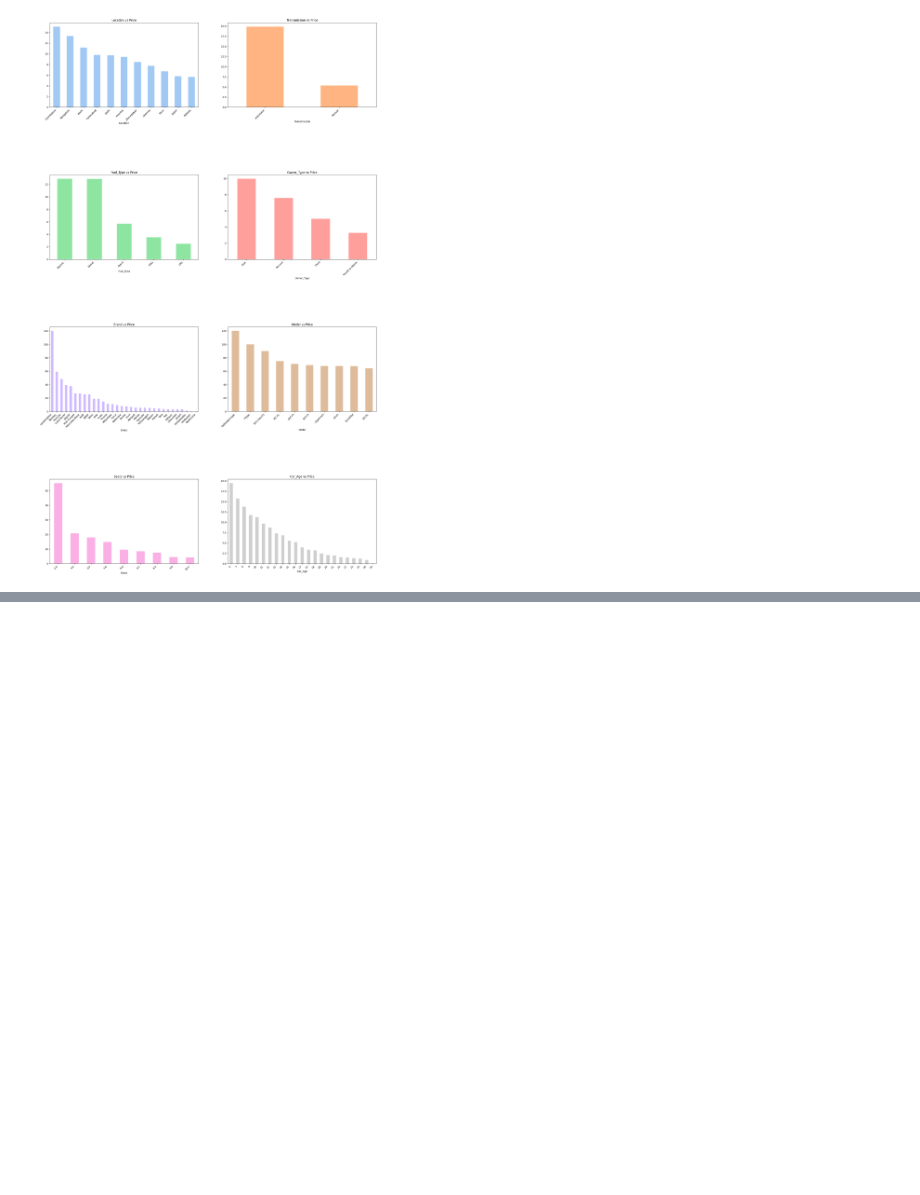
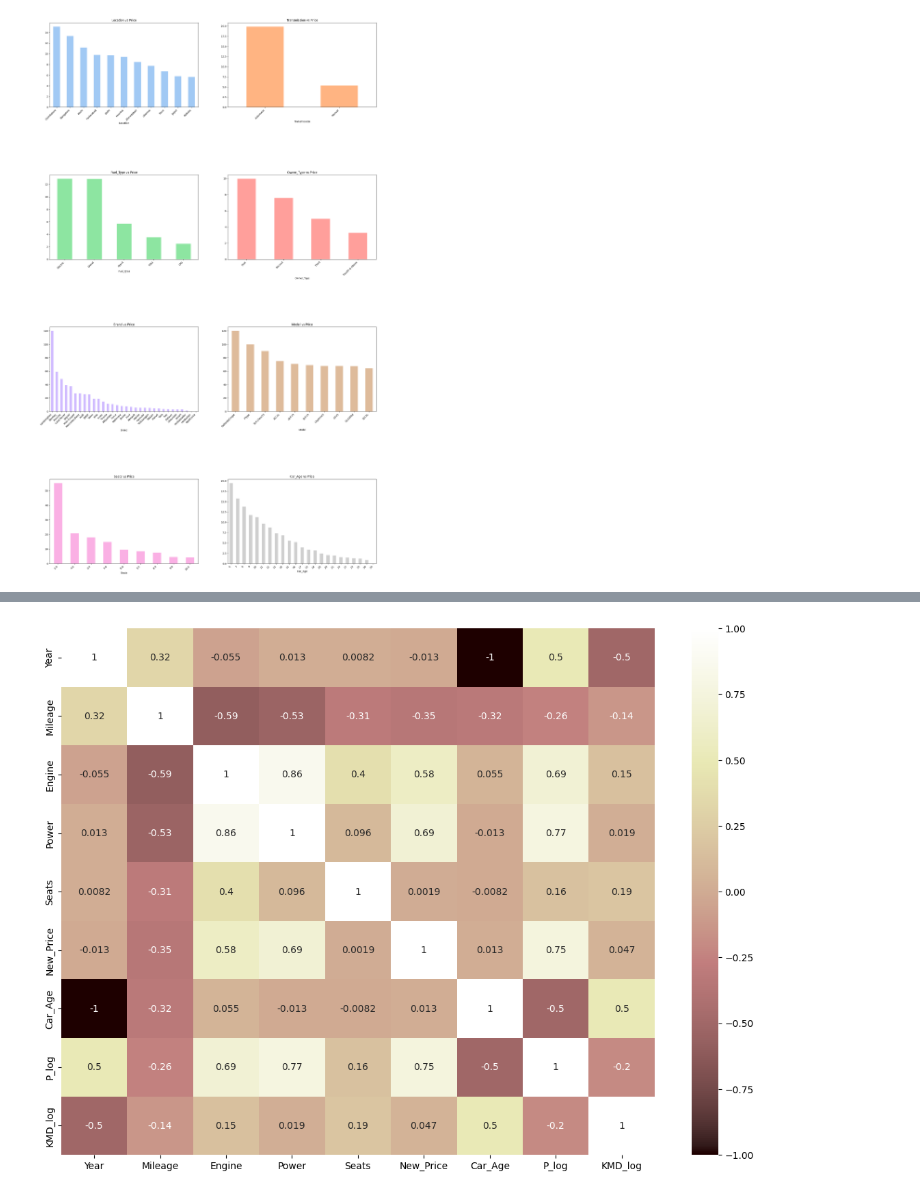
Before and after one commit to corpsedust/NareshIT, a Jupyter notebook: Self-practice(Tasks and IQ stuff)/EDA_selfpractice.ipynb, the cells around one changed output, grey strips where cells are left out. Cells and saved outputs as stored; diff of their text form; code cells hidden in the pictures; blank space fills up the shorter version.

```diff
--- a/Self-practice(Tasks and IQ stuff)/EDA_selfpractice.ipynb
+++ b/Self-practice(Tasks and IQ stuff)/EDA_selfpractice.ipynb
@@ -630,0 +621,8 @@ plt.show()
+# %%
+# copy = df.drop(["Kilometers_Driven", "Price", 'Kilometers_Driven_log',"Price_log"], axis = 1, inplace=True)
+copy = df.select_dtypes(np.number)
+plt.figure(figsize=(14,10))
+sns.heatmap(copy.corr(), annot=True, vmin=-1, vmax=1, cmap = "pink")
+plt.show()
+# %% [output]
+[figure, added]
```
Also changed, not shown: parts of 16 cells of this notebook.
